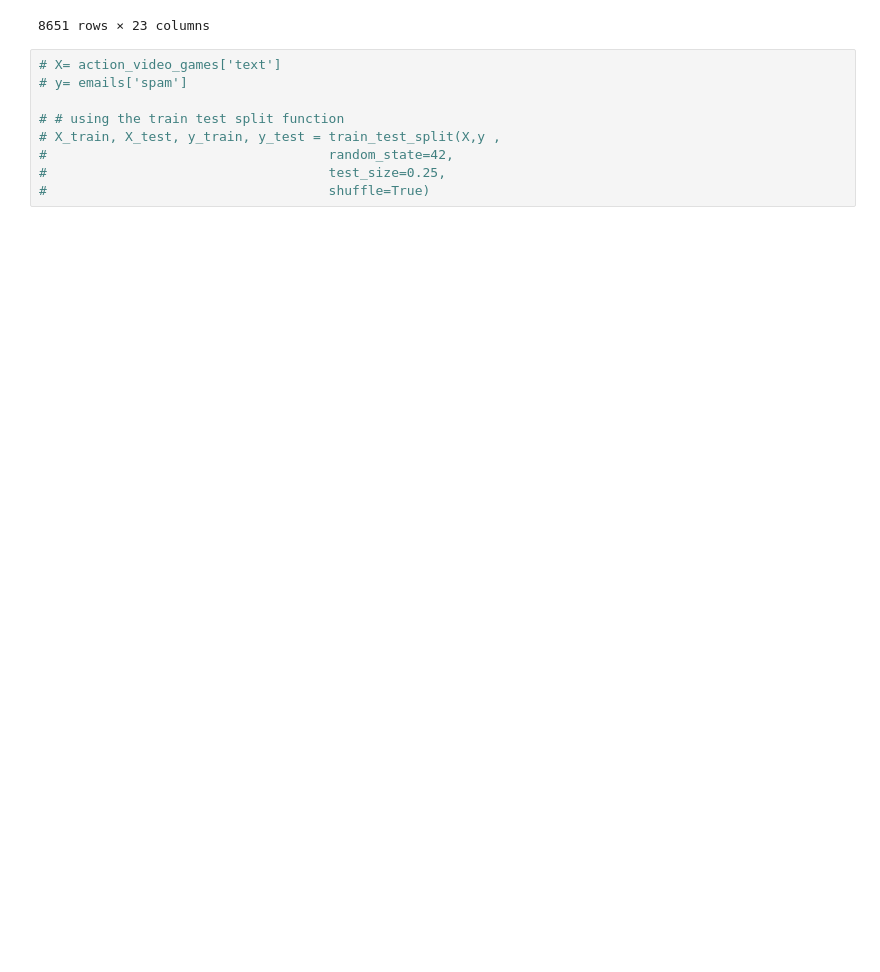
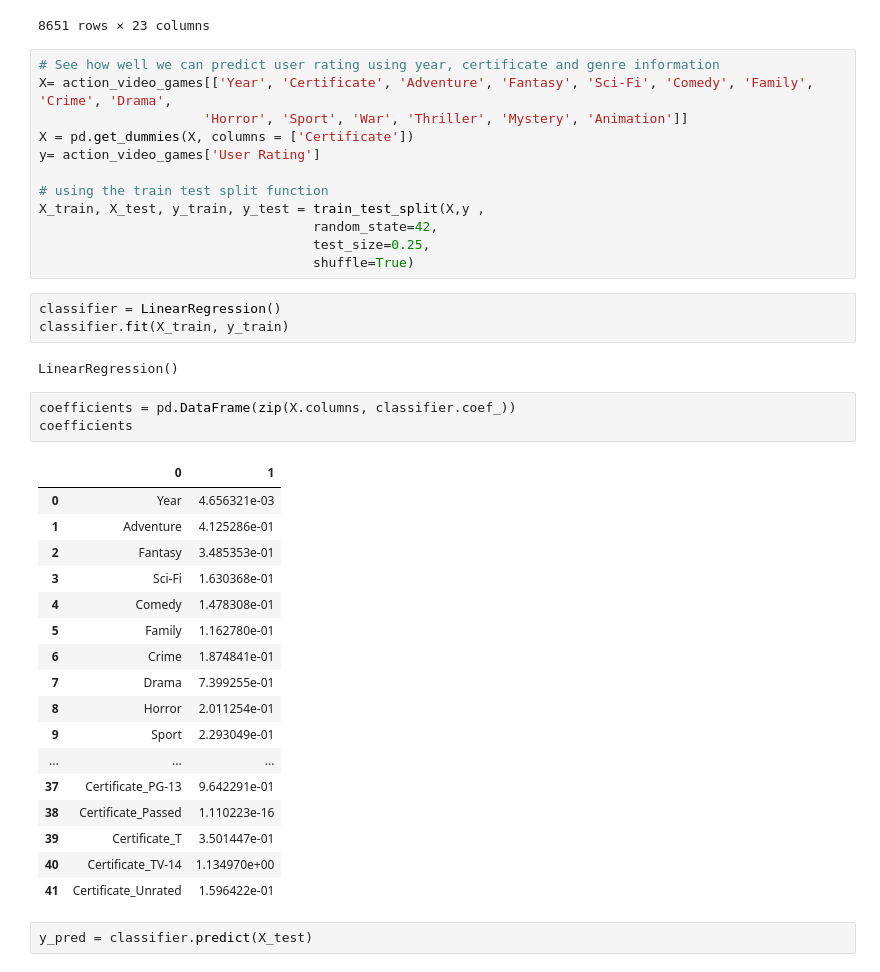
Before and after one commit to sdray5/projects, a Jupyter notebook: action_video_games/Action Video Games.ipynb, the cells around one changed output. Drawn from its saved outputs; the diff is of its cells as text; blank space fills up the shorter version.

Commit message:
Added linear regression to action video game project

```diff
--- a/action_video_games/Action Video Games.ipynb
+++ b/action_video_games/Action Video Games.ipynb
@@ -179,11 +183,42 @@ action_video_games
 | 14654 | 14654 | Air Duel | [Action, Sci-Fi] | 5.6 | 16 | 1990.0 | NaN | NaN | NaN | ... |
 8651 rows × 23 columns
 # %%
-# X= action_video_games['text']
-# y= emails['spam']
+# See how well we can predict user rating using year, certificate and genre information
+X= action_video_games[['Year', 'Certificate', 'Adventure', 'Fantasy', 'Sci-Fi', 'Comedy', 'Family', 'Crime', 'Drama',
+                     'Horror', 'Sport', 'War', 'Thriller', 'Mystery', 'Animation']]
+X = pd.get_dummies(X, columns = ['Certificate'])
+y= action_video_games['User Rating']
 
-# # using the train test split function
-# X_train, X_test, y_train, y_test = train_test_split(X,y ,
-#                                    random_state=42,
-#                                    test_size=0.25,
-#                                    shuffle=True)
+# using the train test split function
+X_train, X_test, y_train, y_test = train_test_split(X,y ,
+                                   random_state=42,
+                                   test_size=0.25,
+                                   shuffle=True)
+# %%
+classifier = LinearRegression()
+classifier.fit(X_train, y_train)
+# %% [output]
+LinearRegression()
+# %%
+coefficients = pd.DataFrame(zip(X.columns, classifier.coef_))
+coefficients
+# %% [output]
+|  | 0 | 1 |
+| 0 | Year | 4.656321e-03 |
+| 1 | Adventure | 4.125286e-01 |
+| 2 | Fantasy | 3.485353e-01 |
+| 3 | Sci-Fi | 1.630368e-01 |
+| 4 | Comedy | 1.478308e-01 |
+| 5 | Family | 1.162780e-01 |
+| 6 | Crime | 1.874841e-01 |
+| 7 | Drama | 7.399255e-01 |
+| 8 | Horror | 2.011254e-01 |
+| 9 | Sport | 2.293049e-01 |
+| ... | ... | ... |
+| 37 | Certificate_PG-13 | 9.642291e-01 |
+| 38 | Certificate_Passed | 1.110223e-16 |
+| 39 | Certificate_T | 3.501447e-01 |
+| 40 | Certificate_TV-14 | 1.134970e+00 |
+| 41 | Certificate_Unrated | 1.596422e-01 |
+# %%
+y_pred = classifier.predict(X_test)
```
Also changed, not shown: parts of 3 cells of this notebook.
